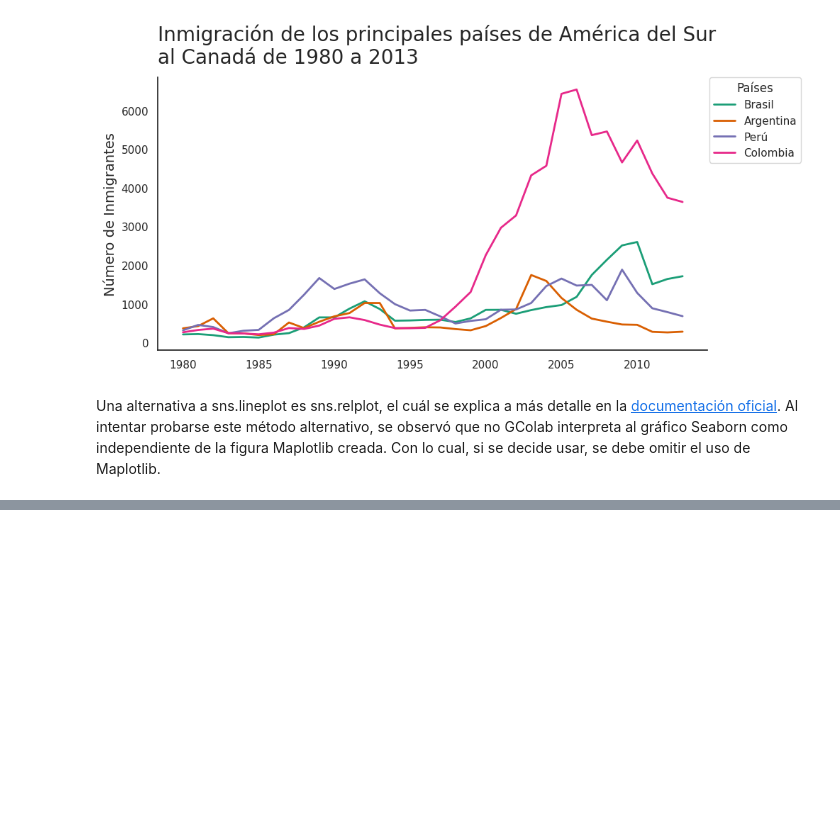
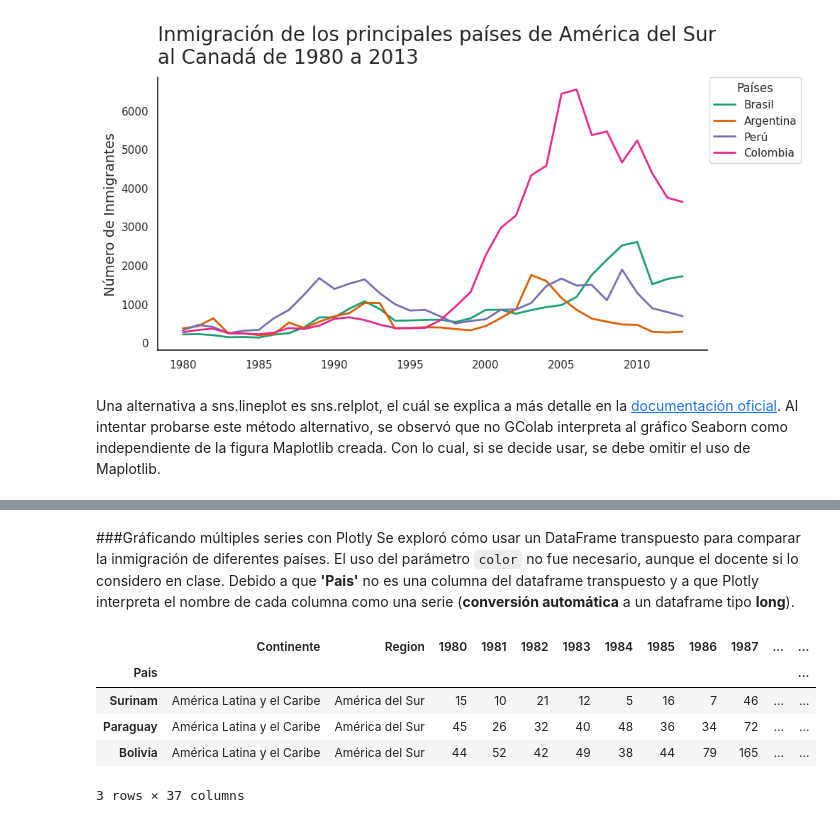
Before and after one commit to JLuceroVasquez/visualizacion-de-datos-con-bibliotecas-de-python, a Jupyter notebook: visualizacion_de_datos_con_python.ipynb, the cells around one changed output, grey strips where cells are left out. Saved outputs shown, nothing was run; the diff lists cells and outputs as text; code cells hidden in the pictures; blank space fills up the shorter version.

```diff
--- a/visualizacion_de_datos_con_python.ipynb
+++ b/visualizacion_de_datos_con_python.ipynb
@@ -967,0 +1001,13 @@ Una alternativa a sns.lineplot es sns.relplot, el cuál se explica a más detall
+# %% [markdown]
+###Gráficando múltiples series con Plotly
+Se exploró cómo usar un DataFrame transpuesto para comparar la inmigración de diferentes países. El uso del parámetro `color` no fue necesario, aunque el docente si lo considero en clase. Debido a que **'Pais'** no es una columna del dataframe transpuesto y a que Plotly interpreta el nombre de cada columna como una serie (**conversión automática** a un dataframe tipo **long**).
+# %%
+#Examinamos el df Sudamerica.
+df_inmigracionsudamerica.head(3)
+# %% [output]
+|  | Continente | Region | 1980 | 1981 | 1982 | 1983 | 1984 | 1985 | 1986 | 1987 | ... | ... |
+| Pais |  |  |  |  |  |  |  |  |  |  |  | ... |
+| Surinam | América Latina y el Caribe | América del Sur | 15 | 10 | 21 | 12 | 5 | 16 | 7 | 46 | ... | ... |
+| Paraguay | América Latina y el Caribe | América del Sur | 45 | 26 | 32 | 40 | 48 | 36 | 34 | 72 | ... | ... |
+| Bolivia | América Latina y el Caribe | América del Sur | 44 | 52 | 42 | 49 | 38 | 44 | 79 | 165 | ... | ... |
+3 rows × 37 columns
```
Also changed, not shown: parts of 12 cells of this notebook.
